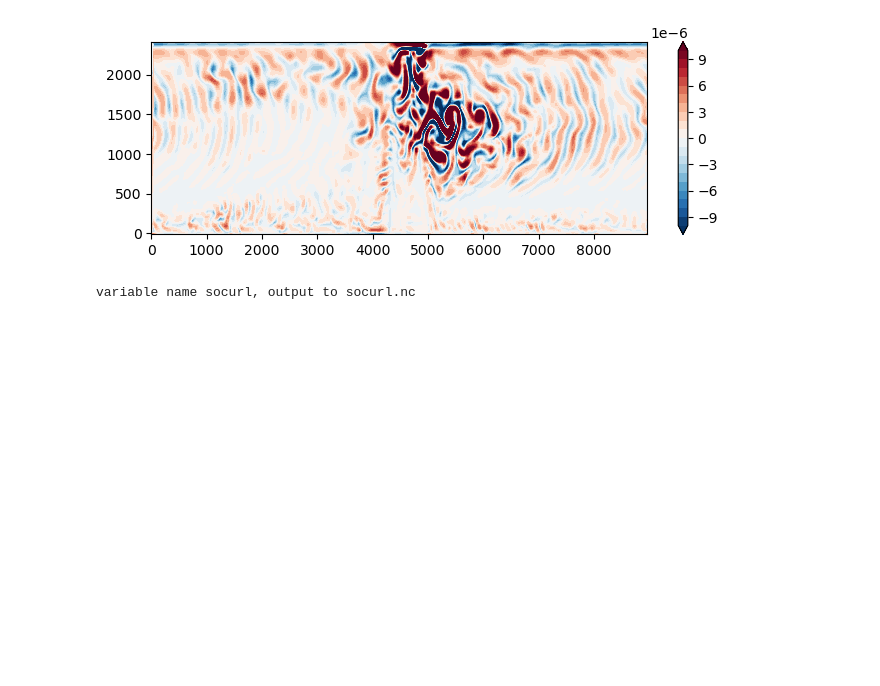
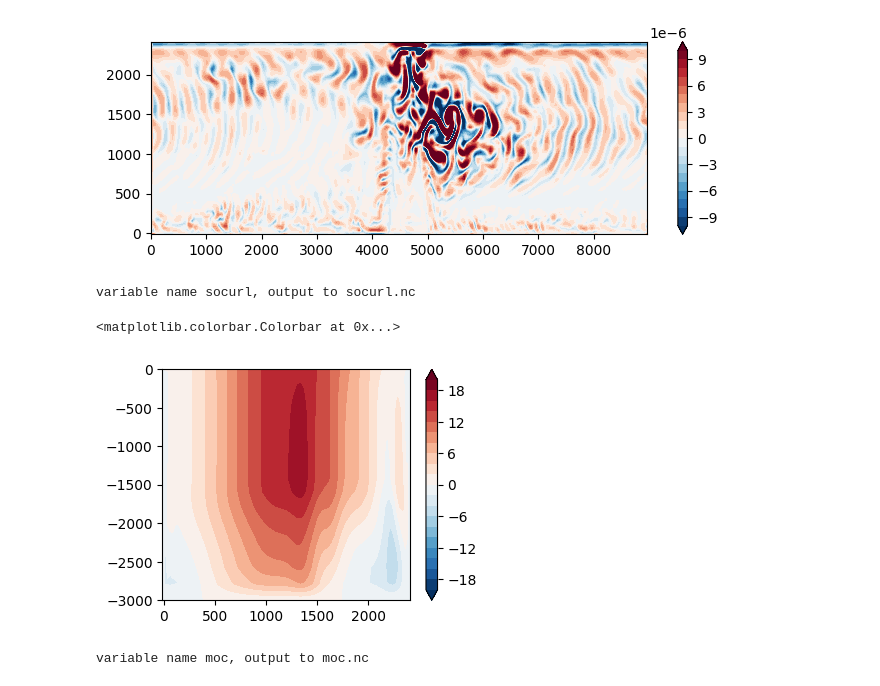
Before and after one commit to julianmak/pyCDFTOOLS, a Jupyter notebook: brainfart_logs/test_package_load.ipynb, the cells around one changed output. Cells and saved outputs as stored; diff of their text form; code cells hidden in the pictures; blank space fills up the shorter version.

Commit message:
cdfmoc

```diff
--- a/brainfart_logs/test_package_load.ipynb
+++ b/brainfart_logs/test_package_load.ipynb
@@ -26,11 +26,12 @@ domcfg = xn.open_domain_cfg(base_dir)
 # opening file already in _grid_T.nc convention; going to load everything into one object
 ds = xn.open_nemo_and_domain_cfg(
     domcfg_files=base_dir,
-    nemo_files=[data_dir + "UNAGI_10y_08010101_08101230_grid_T.nc"]
+    nemo_files=[data_dir + "UNAGI_10y_08010101_08101230_grid_T.nc",
+                data_dir + "UNAGI_10y_08010101_08101230_grid_V.nc"]
 )
 
 # open files not in the _grid_T.nc convention (note domcfg goes AFTER positions here)
-ds_1 = xn.process_nemo(
+ds_1y = xn.process_nemo(
     positions=[
         (xr.open_dataset(data_dir + "UNAGI_1y_08010101_08101230_surf_T.nc"), 'T'),
         (xr.open_dataset(data_dir + "UNAGI_1y_08010101_08101230_surf_U.nc"), 'U'),
@@ -40,8 +41,9 @@ ds_1 = xn.process_nemo(
 )
 
 # could merge into one if you want (depends if you want multiple objects floating around)
-ds = ds.merge(ds_1, compat="override")
-del ds_1  # free up the object
+# warning: if "t_bound" clash, then at risk of the ds data variables being killed (NaNs)
+# ds = ds.merge(ds_1y, compat="override")
+# del ds_1  # free up the object
 # %%
 # generate the grid object
 
@@ -81,3 +87,23 @@ plt.colorbar(cs)
 in_out.save_netcdf(xi)
 # %% [output]
 variable name socurl, output to socurl.nc
+# %%
+# reload(analysis)
+
+moc = analysis.cdfmoc(grid, ds, ds.voce.isel(t=0), **bd)
+
+# problem near the periodic boundary outputs at 0 and -1, just don't use it for now...
+# great big deep reaching (unphysical) Deacon cell, as expected
+
+fig = plt.figure(figsize=(4, 3))
+ax = plt.axes()
+cs = ax.contourf(moc.gphiv, -moc.gdepw_1d, moc,
+                 levels=np.linspace(-20, 20, 21), cmap="RdBu_r", extend="both")
+plt.colorbar(cs)
+# %% [output]
+<matplotlib.colorbar.Colorbar at 0x...>
+[figure, added]
+# %%
+in_out.save_netcdf(moc)
+# %% [output]
+variable name moc, output to moc.nc
```
Also changed, not shown: parts of 2 cells of this notebook, 2 other files.
